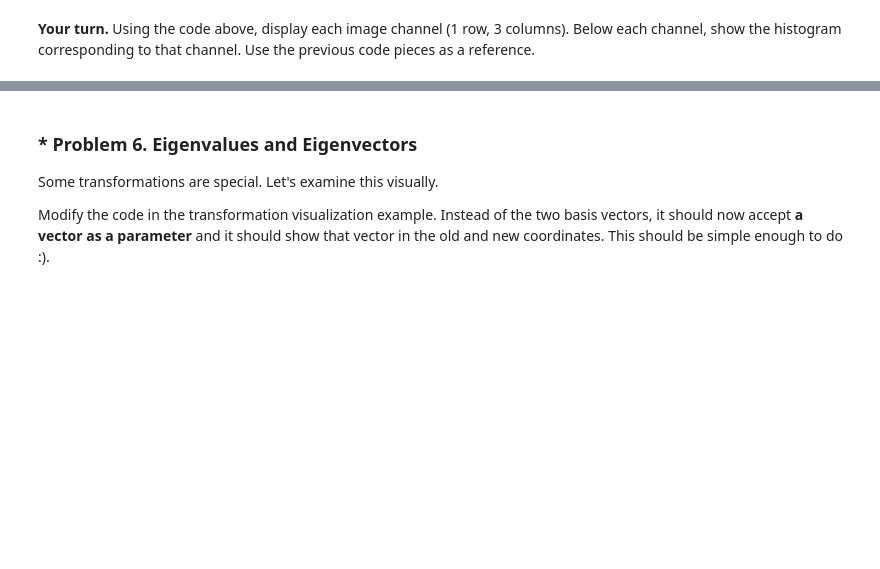
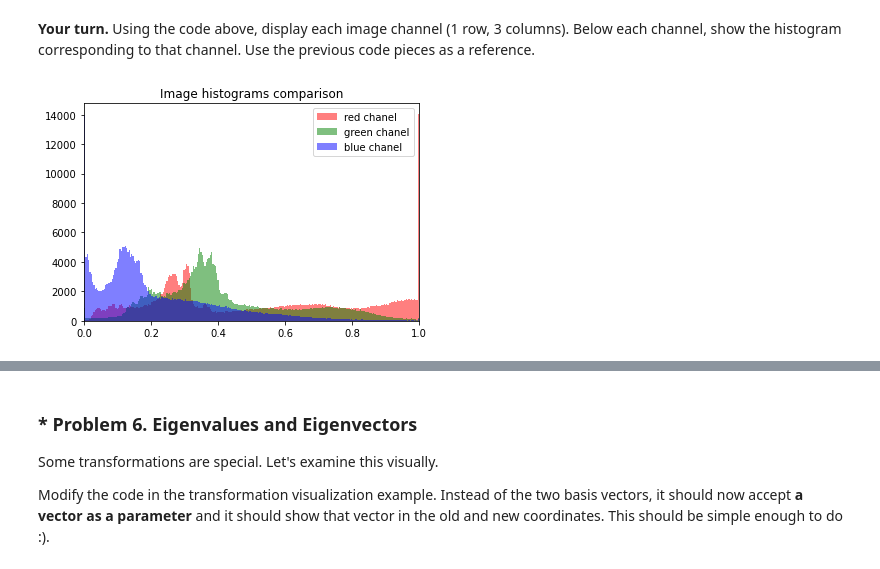
Before and after one commit to Chehlarov/Math-for-devs, a Jupyter notebook: Linear Algebra Exercise.ipynb, the cells around one changed output, grey strips where cells are left out. Drawn from its saved outputs; the diff is of its cells as text; code cells hidden in the pictures; blank space fills up the shorter version.

```diff
--- a/Linear Algebra Exercise.ipynb
+++ b/Linear Algebra Exercise.ipynb
@@ -542,3 +542,19 @@ plt.show()
+# %%
+# Represent the three chanels of the image
+hist_vector_r = cat_image_r_normalized.ravel()
+hist_vector_g = cat_image_g_normalized.ravel()
+hist_vector_b = cat_image_b_normalized.ravel()
+
+plt.hist(hist_vector_r, bins = 256, color = "red", alpha = 0.5, label = "red chanel")
+plt.hist(hist_vector_g, bins = 256, color = "green", alpha = 0.5, label = "green chanel")
+plt.hist(hist_vector_b, bins = 256, color = "blue", alpha = 0.5, label = "blue chanel")
+
+plt.xlim(0, 1)
+plt.title("Image histograms comparison")
+plt.legend()
+plt.show()
+# %% [output]
+[figure, added]
 # %% [markdown]
 ### * Problem 5. Perspective Correction
 Let's now look at transformations. A **homography** is a function that maps a pixel from one image onto a pixel from another image.
```
Also changed, not shown: parts of 8 cells of this notebook.
